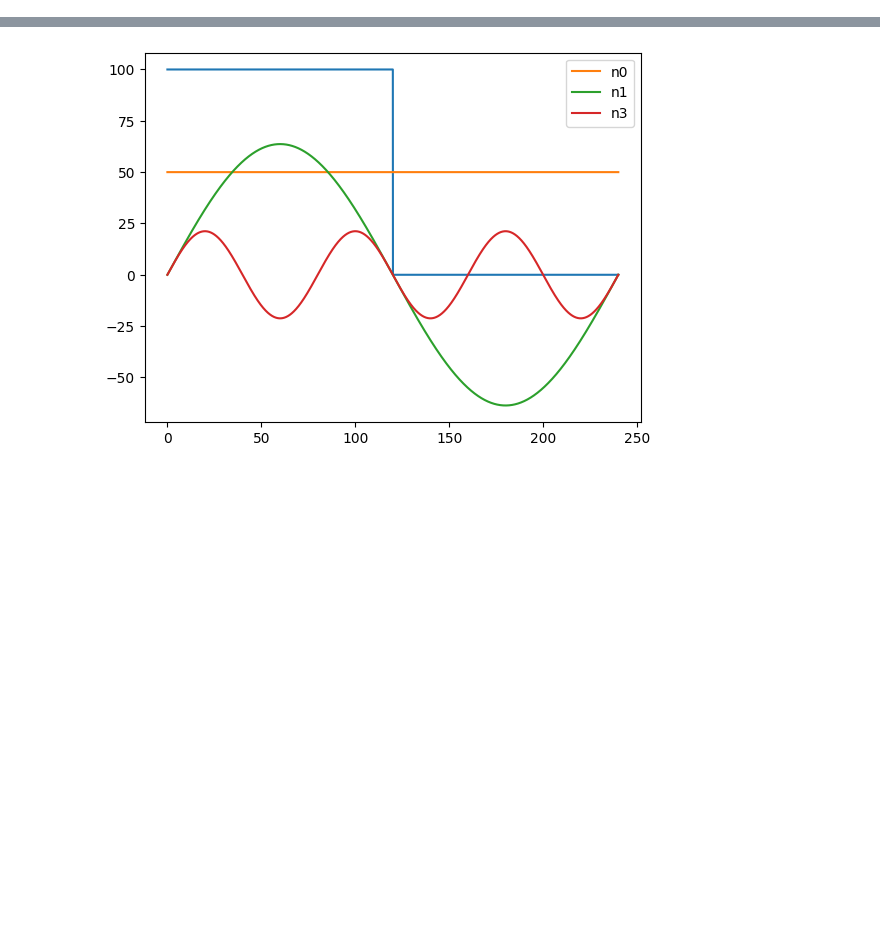
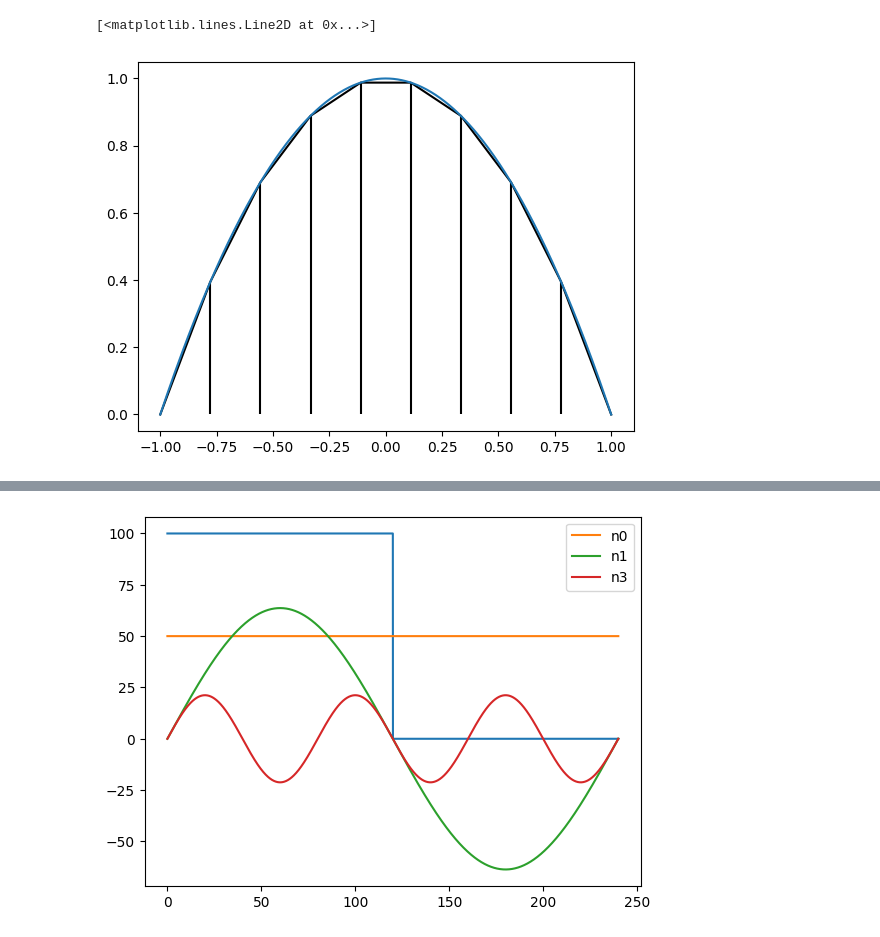
Before and after one commit to tonyko618/Waves_Lab, a Jupyter notebook: Session1/code.ipynb, the cells around one changed output, grey strips where cells are left out. Saved outputs shown, nothing was run; the diff lists cells and outputs as text; code cells hidden in the pictures; blank space fills up the shorter version.

```diff
--- a/Session1/code.ipynb
+++ b/Session1/code.ipynb
@@ -24,3 +30,17 @@ def integrate(x,y):
+# %%
+x = np.linspace(-1,1,10,endpoint=True)
+y = []
+for i in x:
+    y.append(1-i**2)
+    plt.vlines(i,0,1-i**2,color="black")
+
+plt.plot(x,y,c="black")
+
+x = np.linspace(-1,1,1000,endpoint=True)
+plt.plot(x,1-x**2)
+# %% [output]
+[<matplotlib.lines.Line2D at 0x...>]
+[figure, added]
 # %%
 x1, y1 = np.loadtxt(r"Task1.3_Semicircle_high.txt",
                     unpack=True, skiprows=1)
```
Also changed, not shown: parts of 8 cells of this notebook.
